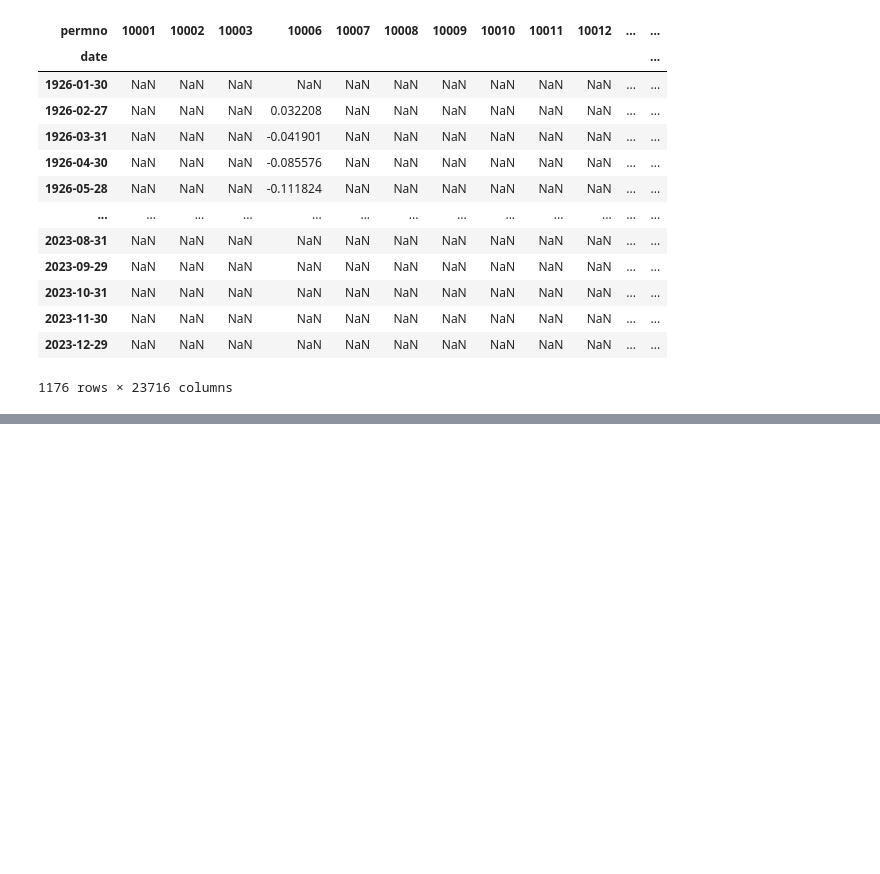
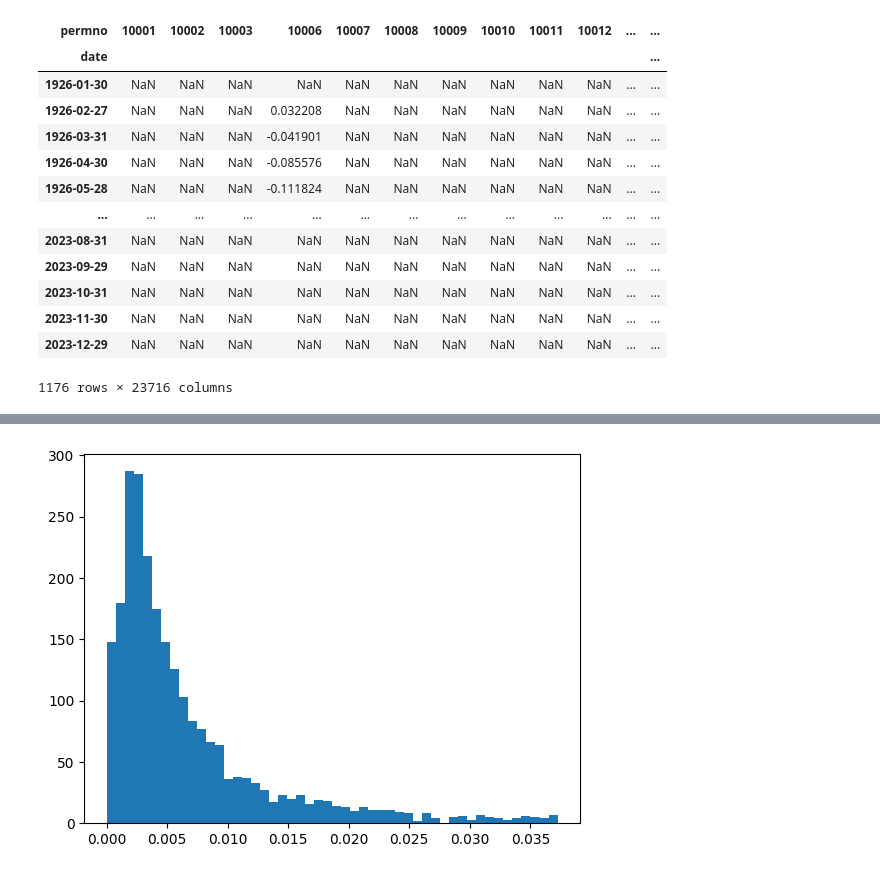
Before and after one commit to andrewhall1124/pairs_trading, a Jupyter notebook: strat_simple_pairs.ipynb, the cells around one changed output, grey strips where cells are left out. Drawn from its saved outputs; the diff is of its cells as text; code cells hidden in the pictures; blank space fills up the shorter version.

```diff
--- a/strat_simple_pairs.ipynb
+++ b/strat_simple_pairs.ipynb
@@ -198,0 +226,7 @@ plt.show()
+# %%
+two_std = merged['mse'].std() * 2
+test = merged[(merged['year'] == 2023) & (merged['mse'] < two_std)]
+plt.hist(test['mse'], bins = 50)
+plt.show()
+# %% [output]
+[figure, added]
```
Also changed, not shown: parts of 8 cells of this notebook, 3 other files.
